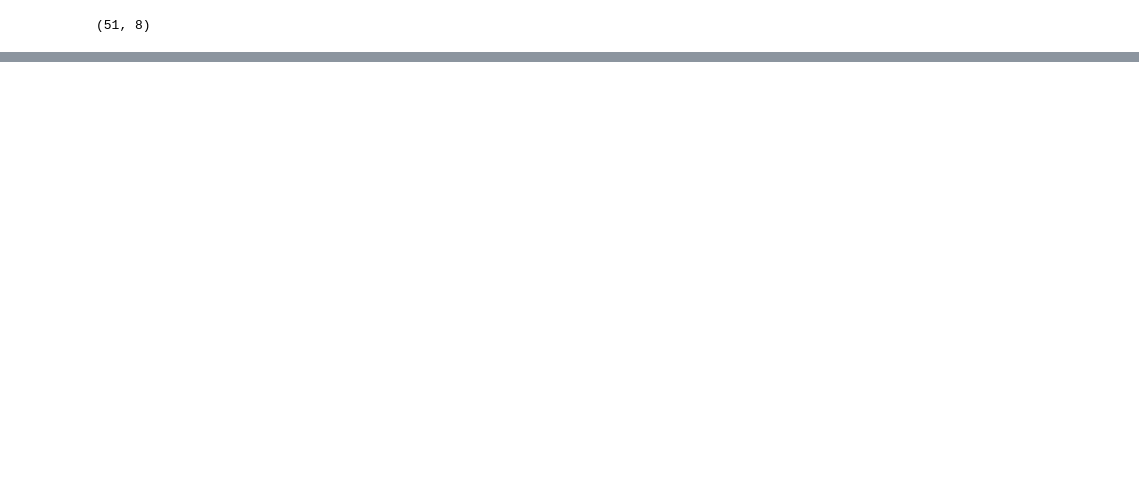
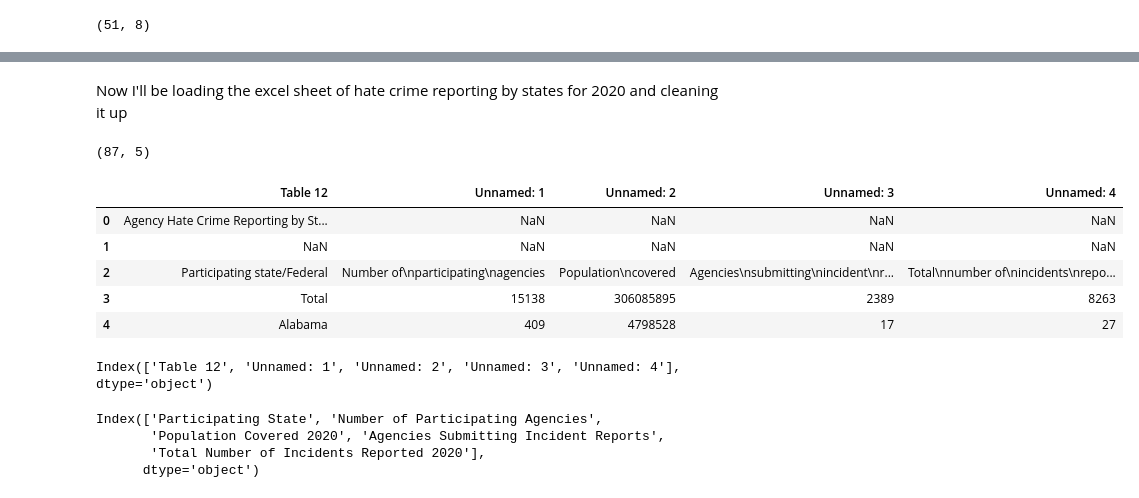
Before and after one commit to jaiduncan/HateCrimeStatistics2020, a Jupyter notebook: HateCrimes.ipynb, the cells around one changed output, grey strips where cells are left out. Cells and saved outputs as stored; diff of their text form; code cells hidden in the pictures; blank space fills up the shorter version.

```diff
--- a/HateCrimes.ipynb
+++ b/HateCrimes.ipynb
@@ -131,0 +141,14 @@ hc2016.shape
+# %% [markdown]
+Now I'll be loading the excel sheet of hate crime reporting by states for 2020 and cleaning it up
+# %%
+hc2020=pd.read_excel("Hate_Crime_Reporting_by_State_and_Federal_2020.xlsx")
+print(hc2020.shape)
+hc2020.head()
+# %% [output]
+(87, 5)
+|  | Table 12 | Unnamed: 1 | Unnamed: 2 | Unnamed: 3 | Unnamed: 4 |
+| 0 | Agency Hate Crime Reporting by St... | NaN | NaN | NaN | NaN |
+| 1 | NaN | NaN | NaN | NaN | NaN |
+| 2 | Participating state/Federal | Number of\nparticipating\nagencies | Population\ncovered | Agencies\nsubmitting\nincident\nr... | Total\nnumber of\nincidents\nrepo... |
+| 3 | Total | 15138 | 306085895 | 2389 | 8263 |
+| 4 | Alabama | 409 | 4798528 | 17 | 27 |
@@ -131,0 +157,20 @@ hc2016.shape
+# %%
+hc2020.columns
+# %% [output]
+Index(['Table 12', 'Unnamed: 1', 'Unnamed: 2', 'Unnamed: 3', 'Unnamed: 4'], dtype='object')
+# %%
+fixed_columns = {
+    'Table 12':'Participating State',
+    'Unnamed: 1':'Number of Participating Agencies',
+    'Unnamed: 2':'Population Covered 2020',
+    'Unnamed: 3':'Agencies Submitting Incident Reports',
+    'Unnamed: 4':'Total Number of Incidents Reported 2020'
+}
+
+hc2020.rename(columns=fixed_columns,inplace=True)
+hc2020.columns
+# %% [output]
+Index(['Participating State', 'Number of Participating Agencies',
+       'Population Covered 2020', 'Agencies Submitting Incident Reports',
+       'Total Number of Incidents Reported 2020'],
+      dtype='object')
```
Also changed, not shown: parts of 12 cells of this notebook.
